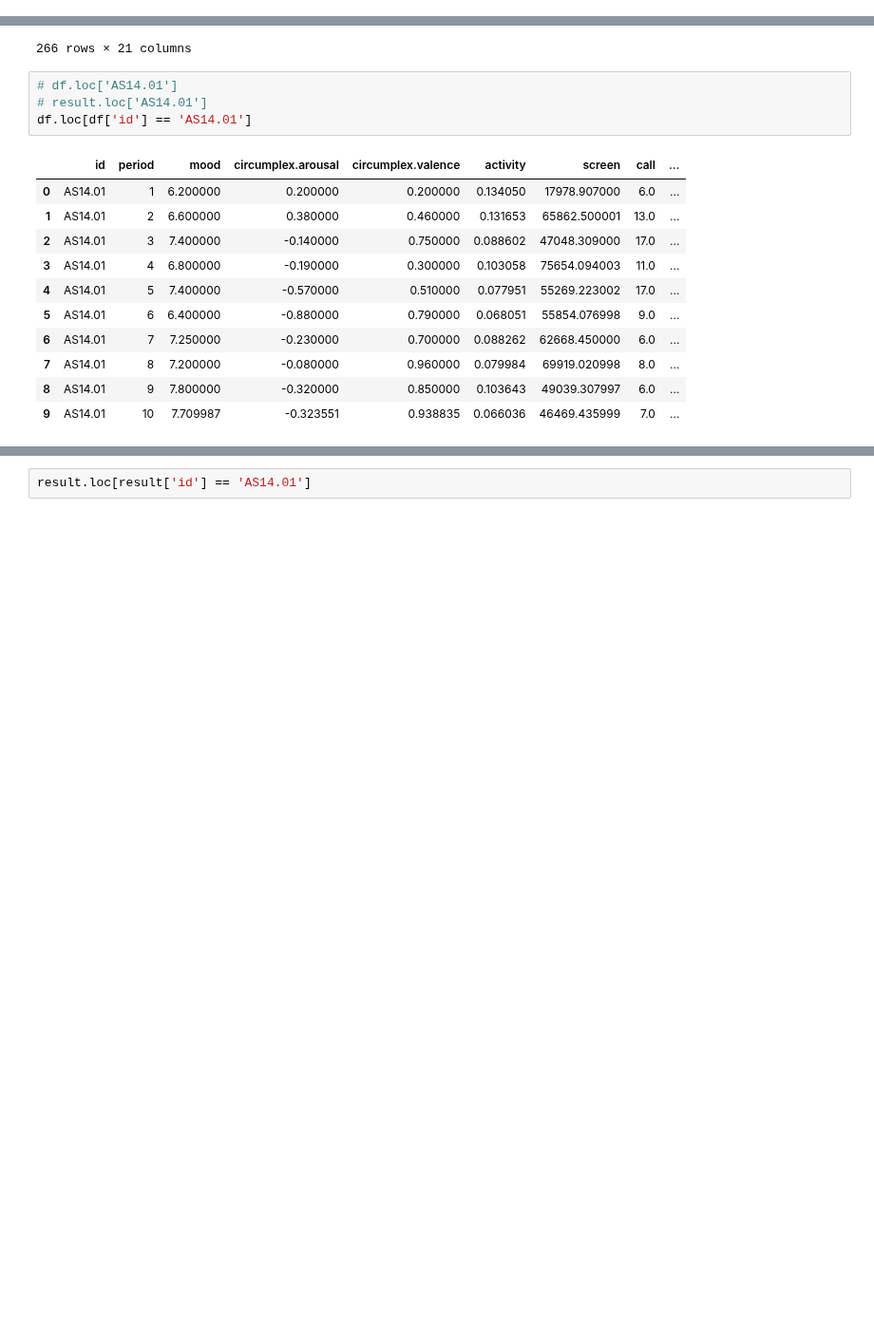
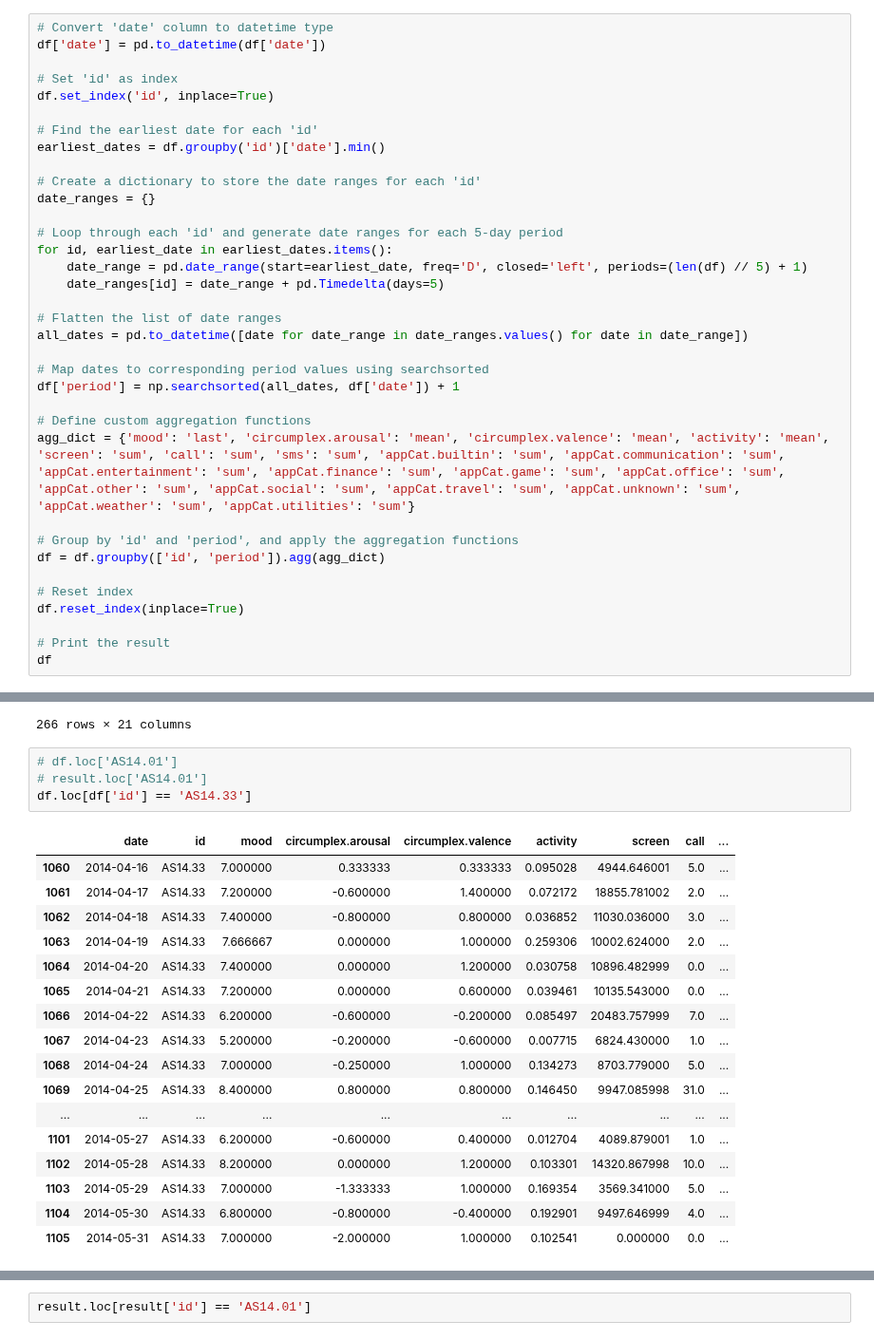
Before and after one commit to QST23/course_dmt, a Jupyter notebook: ass1/feature_engineering.ipynb, the cells around one changed output, grey strips where cells are left out. Shown at 95% size. Drawn from its saved outputs; the diff is of its cells as text; blank space fills up the shorter version.

```diff
--- a/ass1/feature_engineering.ipynb
+++ b/ass1/feature_engineering.ipynb
@@ -32,0 +133,35 @@ df.loc[df['id'] == 'AS14.01']
+# %%
+# Convert 'date' column to datetime type
+df['date'] = pd.to_datetime(df['date'])
+
+# Set 'id' as index
+df.set_index('id', inplace=True)
+
+# Find the earliest date for each 'id'
+earliest_dates = df.groupby('id')['date'].min()
+
+# Create a dictionary to store the date ranges for each 'id'
+date_ranges = {}
+
+# Loop through each 'id' and generate date ranges for each 5-day period
+for id, earliest_date in earliest_dates.items():
+    date_range = pd.date_range(start=earliest_date, freq='D', closed='left', periods=(len(df) // 5) + 1)
+    date_ranges[id] = date_range + pd.Timedelta(days=5)
+
+# Flatten the list of date ranges
+all_dates = pd.to_datetime([date for date_range in date_ranges.values() for date in date_range])
+
+# Map dates to corresponding period values using searchsorted
+df['period'] = np.searchsorted(all_dates, df['date']) + 1
+
+# Define custom aggregation functions
+agg_dict = {'mood': 'last', 'circumplex.arousal': 'mean', 'circumplex.valence': 'mean', 'activity': 'mean', 'screen': 'sum', 'call': 'sum', 'sms': 'sum', 'appCat.builtin': 'sum', 'appCat.communication': 'sum', 'appCat.entertainment': 'sum', 'appCat.finance': 'sum', 'appCat.game': 'sum', 'appCat.office': 'sum', 'appCat.other': 'sum', 'appCat.social': 'sum', 'appCat.travel': 'sum', 'appCat.unknown': 'sum', 'appCat.weather': 'sum', 'appCat.utilities': 'sum'}
+
+# Group by 'id' and 'period', and apply the aggregation functions
+df = df.groupby(['id', 'period']).agg(agg_dict)
+
+# Reset index
+df.reset_index(inplace=True)
+
+# Print the result
+df
@@ -82,16 +252,22 @@ df
 # %%
 # df.loc['AS14.01']
 # result.loc['AS14.01']
-df.loc[df['id'] == 'AS14.01']
+df.loc[df['id'] == 'AS14.33']
 # %% [output]
-|  | id | period | mood | circumplex.arousal | circumplex.valence | activity | screen | call | ... |
-| 0 | AS14.01 | 1 | 6.200000 | 0.200000 | 0.200000 | 0.134050 | 17978.907000 | 6.0 | ... |
-| 1 | AS14.01 | 2 | 6.600000 | 0.380000 | 0.460000 | 0.131653 | 65862.500001 | 13.0 | ... |
-| 2 | AS14.01 | 3 | 7.400000 | -0.140000 | 0.750000 | 0.088602 | 47048.309000 | 17.0 | ... |
-| 3 | AS14.01 | 4 | 6.800000 | -0.190000 | 0.300000 | 0.103058 | 75654.094003 | 11.0 | ... |
-| 4 | AS14.01 | 5 | 7.400000 | -0.570000 | 0.510000 | 0.077951 | 55269.223002 | 17.0 | ... |
-| 5 | AS14.01 | 6 | 6.400000 | -0.880000 | 0.790000 | 0.068051 | 55854.076998 | 9.0 | ... |
-| 6 | AS14.01 | 7 | 7.250000 | -0.230000 | 0.700000 | 0.088262 | 62668.450000 | 6.0 | ... |
-| 7 | AS14.01 | 8 | 7.200000 | -0.080000 | 0.960000 | 0.079984 | 69919.020998 | 8.0 | ... |
-| 8 | AS14.01 | 9 | 7.800000 | -0.320000 | 0.850000 | 0.103643 | 49039.307997 | 6.0 | ... |
-| 9 | AS14.01 | 10 | 7.709987 | -0.323551 | 0.938835 | 0.066036 | 46469.435999 | 7.0 | ... |
+|  | date | id | mood | circumplex.arousal | circumplex.valence | activity | screen | call | ... |
+| 1060 | 2014-04-16 | AS14.33 | 7.000000 | 0.333333 | 0.333333 | 0.095028 | 4944.646001 | 5.0 | ... |
+| 1061 | 2014-04-17 | AS14.33 | 7.200000 | -0.600000 | 1.400000 | 0.072172 | 18855.781002 | 2.0 | ... |
+| 1062 | 2014-04-18 | AS14.33 | 7.400000 | -0.800000 | 0.800000 | 0.036852 | 11030.036000 | 3.0 | ... |
+| 1063 | 2014-04-19 | AS14.33 | 7.666667 | 0.000000 | 1.000000 | 0.259306 | 10002.624000 | 2.0 | ... |
+| 1064 | 2014-04-20 | AS14.33 | 7.400000 | 0.000000 | 1.200000 | 0.030758 | 10896.482999 | 0.0 | ... |
+| 1065 | 2014-04-21 | AS14.33 | 7.200000 | 0.000000 | 0.600000 | 0.039461 | 10135.543000 | 0.0 | ... |
+| 1066 | 2014-04-22 | AS14.33 | 6.200000 | -0.600000 | -0.200000 | 0.085497 | 20483.757999 | 7.0 | ... |
+| 1067 | 2014-04-23 | AS14.33 | 5.200000 | -0.200000 | -0.600000 | 0.007715 | 6824.430000 | 1.0 | ... |
+| 1068 | 2014-04-24 | AS14.33 | 7.000000 | -0.250000 | 1.000000 | 0.134273 | 8703.779000 | 5.0 | ... |
+| 1069 | 2014-04-25 | AS14.33 | 8.400000 | 0.800000 | 0.800000 | 0.146450 | 9947.085998 | 31.0 | ... |
+| ... | ... | ... | ... | ... | ... | ... | ... | ... | ... |
+| 1101 | 2014-05-27 | AS14.33 | 6.200000 | -0.600000 | 0.400000 | 0.012704 | 4089.879001 | 1.0 | ... |
+| 1102 | 2014-05-28 | AS14.33 | 8.200000 | 0.000000 | 1.200000 | 0.103301 | 14320.867998 | 10.0 | ... |
+| 1103 | 2014-05-29 | AS14.33 | 7.000000 | -1.333333 | 1.000000 | 0.169354 | 3569.341000 | 5.0 | ... |
+| 1104 | 2014-05-30 | AS14.33 | 6.800000 | -0.800000 | -0.400000 | 0.192901 | 9497.646999 | 4.0 | ... |
+| 1105 | 2014-05-31 | AS14.33 | 7.000000 | -2.000000 | 1.000000 | 0.102541 | 0.000000 | 0.0 | ... |
```
Also changed, not shown: parts of 6 cells of this notebook.
